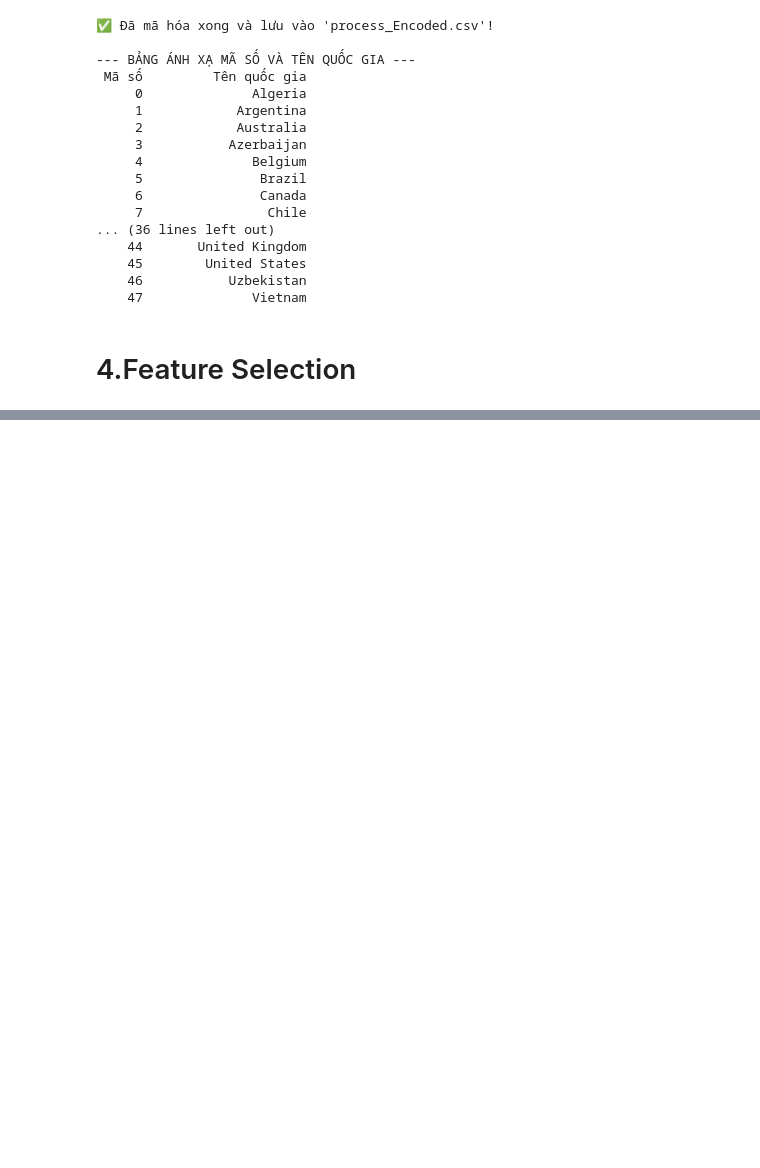
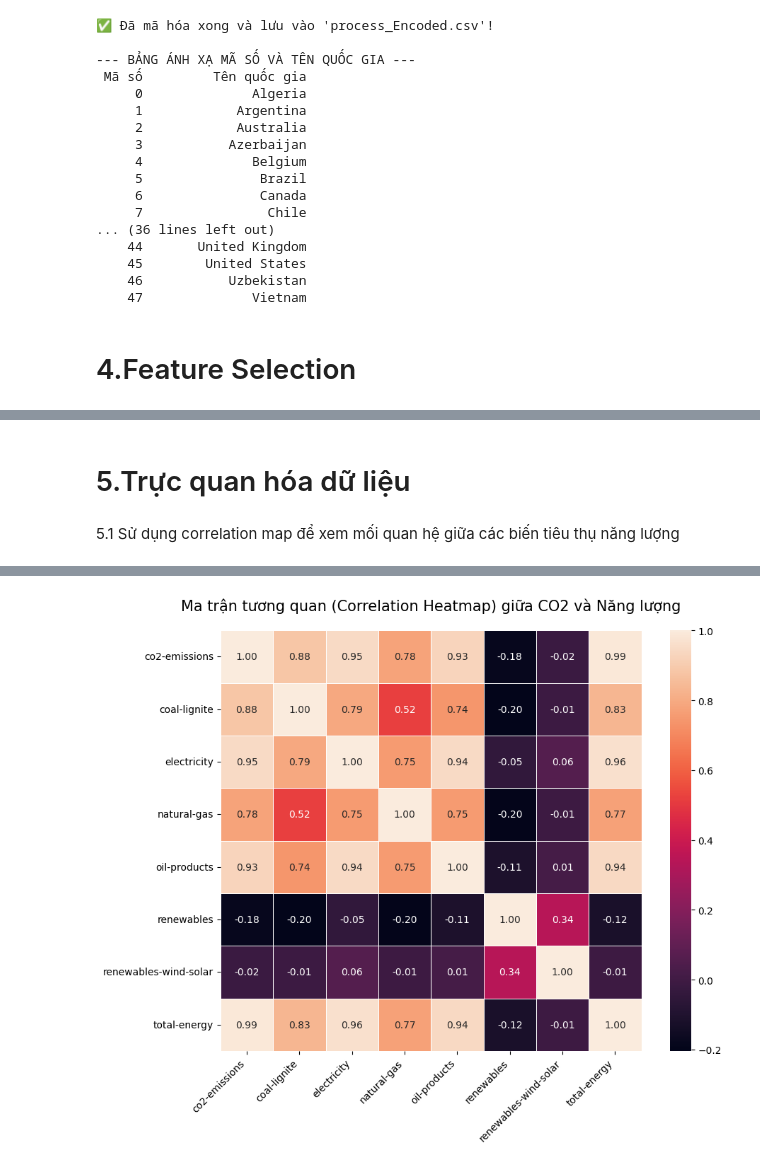
Before and after one commit to NganBui25/-CO2-Emissions-Prediction, a Jupyter notebook: full_data_crawler.ipynb, the cells around one changed output, grey strips where cells are left out. Cells and saved outputs as stored; diff of their text form; code cells hidden in the pictures; blank space fills up the shorter version.

```diff
--- a/full_data_crawler.ipynb
+++ b/full_data_crawler.ipynb
@@ -801,0 +846,29 @@ print(mapping_df.to_string(index=False))
+# %% [markdown]
+# 5.Trực quan hóa dữ liệu
+# %% [markdown]
+5.1 Sử dụng correlation map để xem mối quan hệ giữa các biến tiêu thụ năng lượng
+# %%
+import pandas as pd
+import matplotlib.pyplot as plt
+import seaborn as sns
+df = pd.read_csv('process_Encoded.csv')
+data_table = df.drop(columns=['country', 'year'])
+corr_matrix = data_table.corr()
+display(corr_matrix)
+plt.figure(figsize=(10, 8))
+
+sns.heatmap(
+    corr_matrix,
+    annot=True,
+    fmt='.2f',
+    cmap='rocket',
+    square=True,
+    linewidths=0.5
+)
+
+plt.title('Ma trận tương quan (Correlation Heatmap) giữa CO2 và Năng lượng', fontsize=15, pad=20)
+plt.xticks(rotation=45, ha='right')
+plt.tight_layout()
+
+plt.show()
+# %% [output]
@@ -801,0 +884 @@ print(mapping_df.to_string(index=False))
+[figure, added]
```
Also changed, not shown: parts of 10 cells of this notebook.
